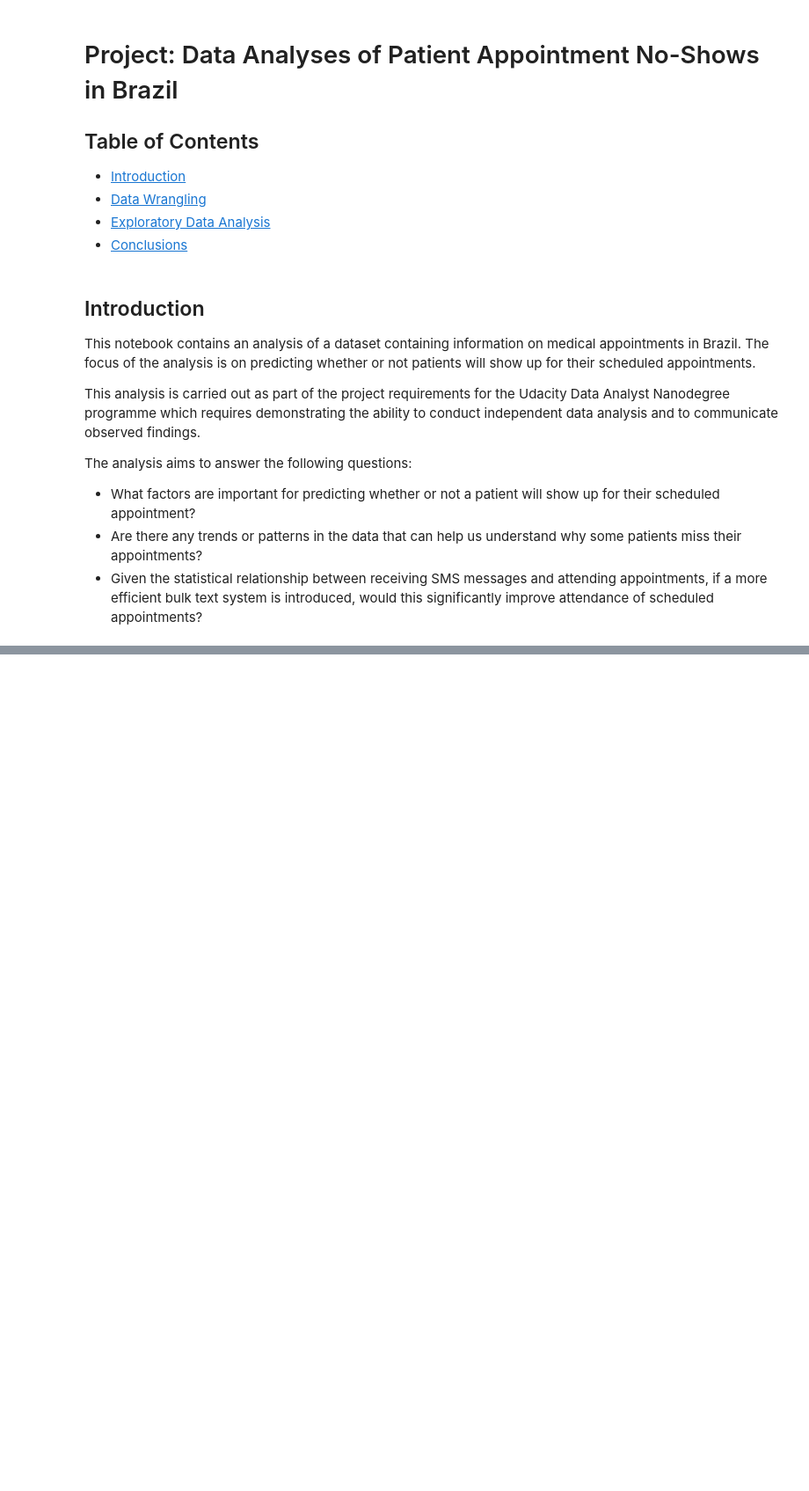
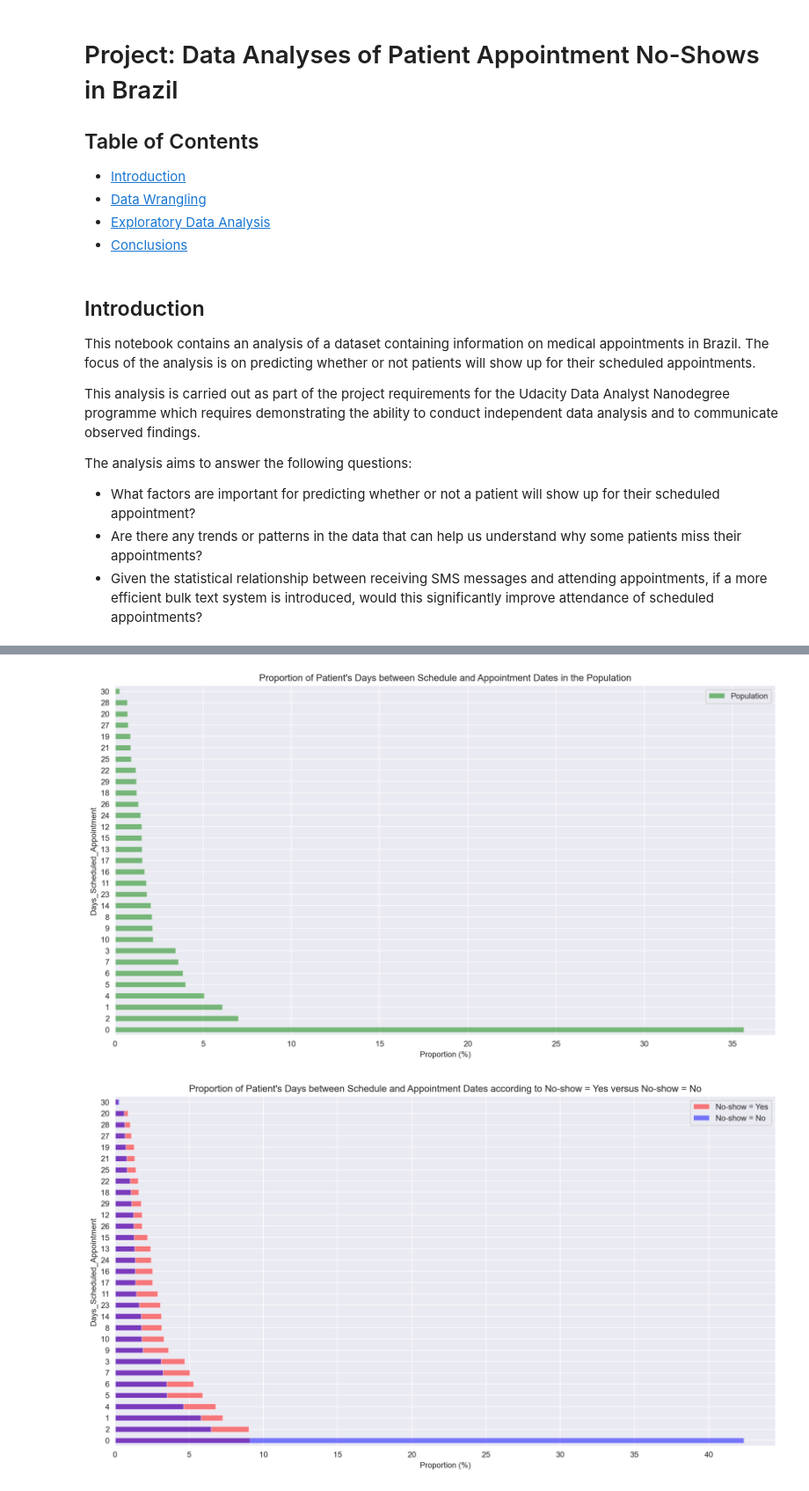
Before and after one commit to Chukwuedo/patient-appointment-noshow-analyses, a Jupyter notebook: notebooks/investigate-a-dataset-project.ipynb, the cells around one changed output, grey strips where cells are left out. Shown at 88% size. Saved outputs shown, nothing was run; the diff lists cells and outputs as text; code cells hidden in the pictures; blank space fills up the shorter version.

```diff
--- a/notebooks/investigate-a-dataset-project.ipynb
+++ b/notebooks/investigate-a-dataset-project.ipynb
@@ -91,0 +326,5 @@ initial_df.head()
+# %%
+compare_barchart_plot(initial_df, "Proportion of Patient's Days between Schedule and Appointment Dates in the Population", "Proportion of Patient's Days between Schedule and Appointment Dates according to No-show = Yes versus No-show = No", "Proportion (%)", "Days_Scheduled_Appointment", "Days_Scheduled_Appointment", kind="barh", figsize=(15, 8))
+# %% [output]
+[figure, added]
+[figure, added]
```
Also changed, not shown: parts of 48 cells of this notebook, 5 other files.
